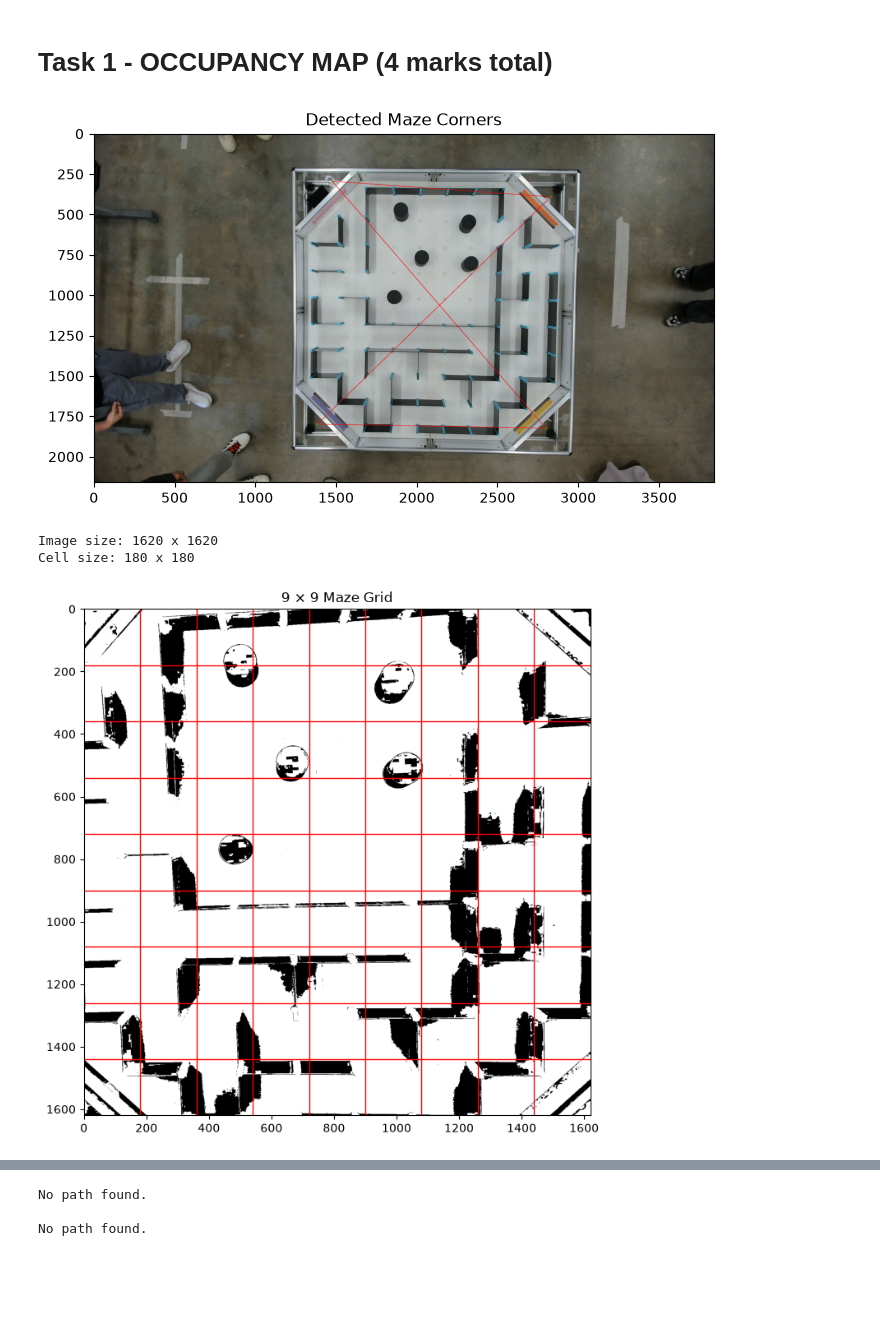
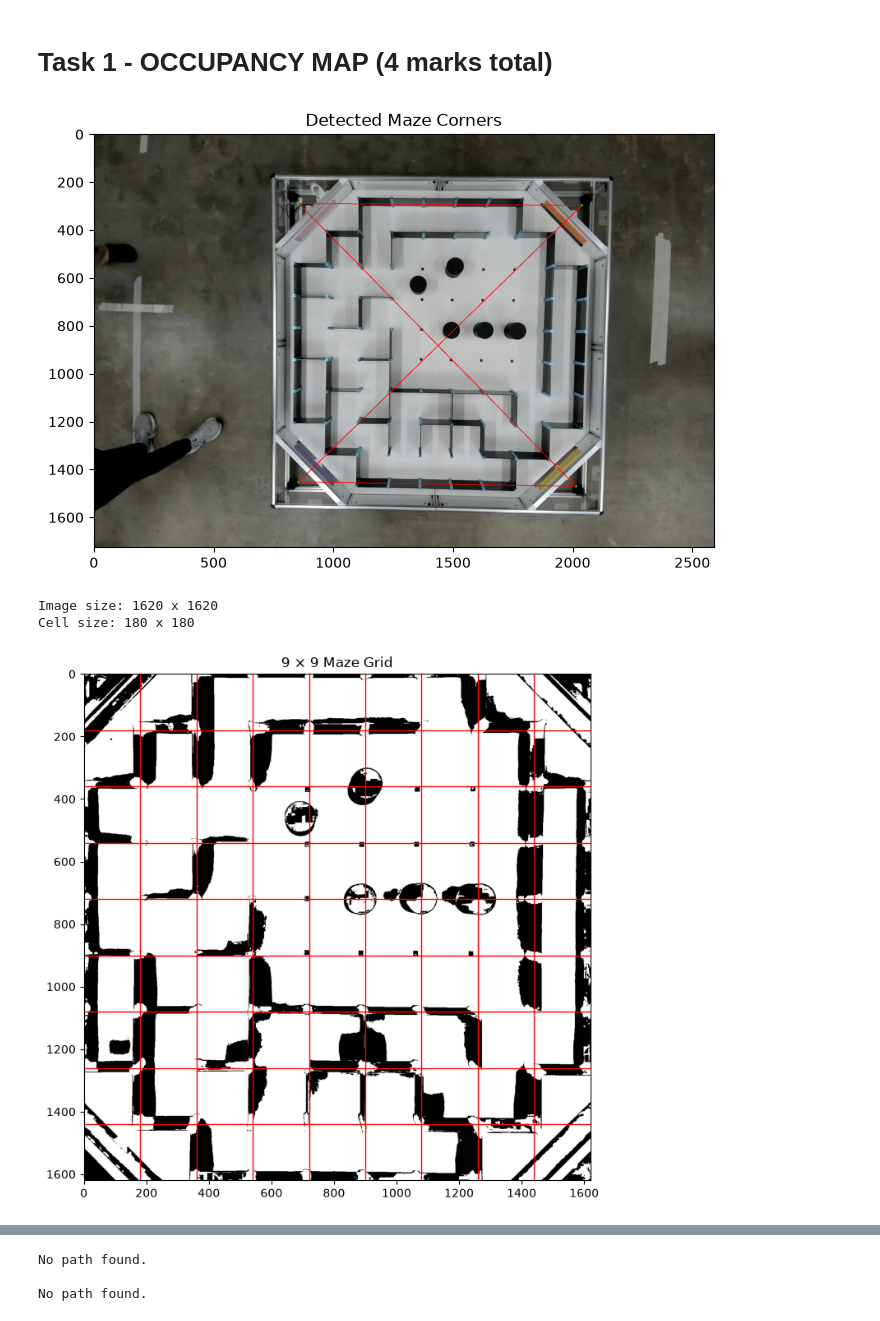
Before and after one commit to Zartarius/micromouse, a Jupyter notebook: week_12/path_planning/occupancy_mapping.ipynb, the cells around one changed output, grey strips where cells are left out. Drawn from its saved outputs; the diff is of its cells as text; code cells hidden in the pictures; blank space fills up the shorter version.

```diff
--- a/week_12/path_planning/occupancy_mapping.ipynb
+++ b/week_12/path_planning/occupancy_mapping.ipynb
@@ -38,18 +39,18 @@ You are free to change the value of these variables for testing, but do not add
 
 # General settings
 seed = 13
-#image_file = "./maze_images/img_obst_3.jpg"
-image_file = "./maze_images/amir_photo.jpg"
+image_file = "./maze_images/img_obst_3.jpg"
+#image_file = "./maze_images/amir_photo.jpg"
 
 
 # Task 1 - Occupancy map
 unsafe_kernel_size = 7
 unsafe_iterations = 3
 
-bfs_start_node = 67
-bfs_end_node = 59
-#bfs_start_node = 52
-#bfs_end_node = 66
+#bfs_start_node = 67
+#bfs_end_node = 59
+bfs_start_node = 52
+bfs_end_node = 66
 
 top_left_obstacle_box_cell_num = 12
 top_left_index_coords = (3, 1)
@@ -512,36 +513,38 @@ display_occupancy_map(binary, cell_width, cell_height, bfs_n)
 maze = detect_maze_walls(cells, bfs_n)
 graph = create_grid_graph(bfs_n)
 synchronise_walls(graph, maze, bfs_n)
+
+print_maze(graph)
 
 occupancy_map = create_obstacle_occupancy_map(
         binary_image=binary,
         graph=graph,
         rows=bfs_n,
         cols=bfs_n,
         top_left= top_left_index_coords,
         obstacle_cells=5,
         obstacle_buffer=40,
         wall_buffer=45,
         min_area=500,
         edge_margin=50,
         output_size=900
     )
 
 print("\nOccupancy map size:", occupancy_map.shape[1], "x", occupancy_map.shape[0], "pixels")
 
 plt.figure(figsize=(8, 8))
 plt.imshow(occupancy_map,cmap="gray_r",origin="upper")
 
 plt.title("Obstacle Occupancy Map")
 plt.xlabel("X (pixels)")
 plt.ylabel("Y (pixels)")
 
 plt.xticks(np.arange(0, occupancy_map.shape[1] + 1, 50))
 plt.yticks(np.arange(0, occupancy_map.shape[0] + 1, 50))
 plt.grid(True, alpha=0.3)
 plt.show()
 # %% [output]
-[figure, old version]
+[figure, new version]
 Image size: 1620 x 1620
 Cell size: 180 x 180
-[figure, old version]
+[figure, new version]
```
Also changed, not shown: parts of 7 cells of this notebook.
